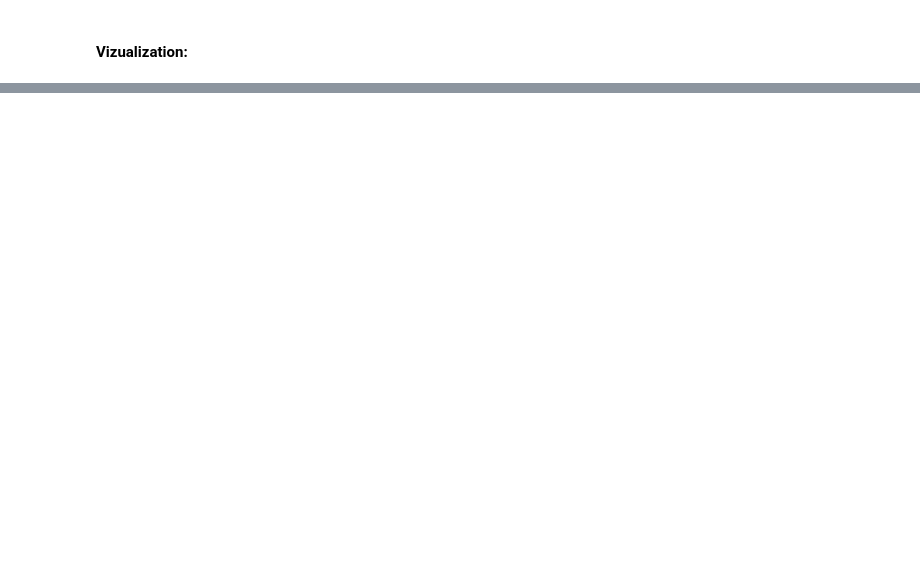
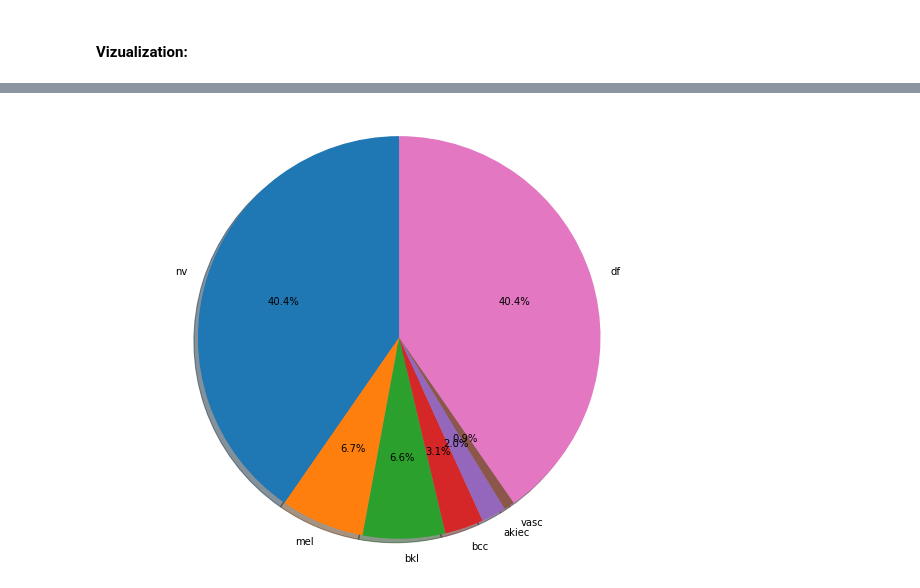
Before and after one commit to GabiDunaevsky/data-science-project-second-semester, a Jupyter notebook: Notebook3.ipynb, the cells around one changed output, grey strips where cells are left out. Drawn from its saved outputs; the diff is of its cells as text; code cells hidden in the pictures; blank space fills up the shorter version.

```diff
--- a/Notebook3.ipynb
+++ b/Notebook3.ipynb
@@ -169,0 +202,20 @@ plt.xticks(labels, rotation='vertical')
+# %%
+#Here we can see the dx by pracents
+length_dx =len(df['dx'])
+
+labels = 'nv','mel','bkl','bcc','akiec','vasc','df'
+sizes = [(len(df[df.dx=='nv'])/length_dx*100),(len(df[df.dx=='mel'])/length_dx*100),
+         (len(df[df.dx=='bkl'])/length_dx*100),(len(df[df.dx=='bcc'])/length_dx*100),
+         (len(df[df.dx=='akiec'])/length_dx*100),(len(df[df.dx=='vasc'])/length_dx*100),
+         (len(df[df.dx=='nv'])/length_dx*100)]
+explode = (0,0,0,0,0,0,0)
+
+fig1, ax1 = plt.subplots()
+ax1.pie(sizes, explode=explode, labels=labels, autopct='%1.1f%%',
+        shadow=True, startangle=90)
+ax1.axis('equal')
+plt.tight_layout(-8)
+
+plt.show()
+# %% [output]
+[figure, added]
```
Also changed, not shown: parts of 61 cells of this notebook.
